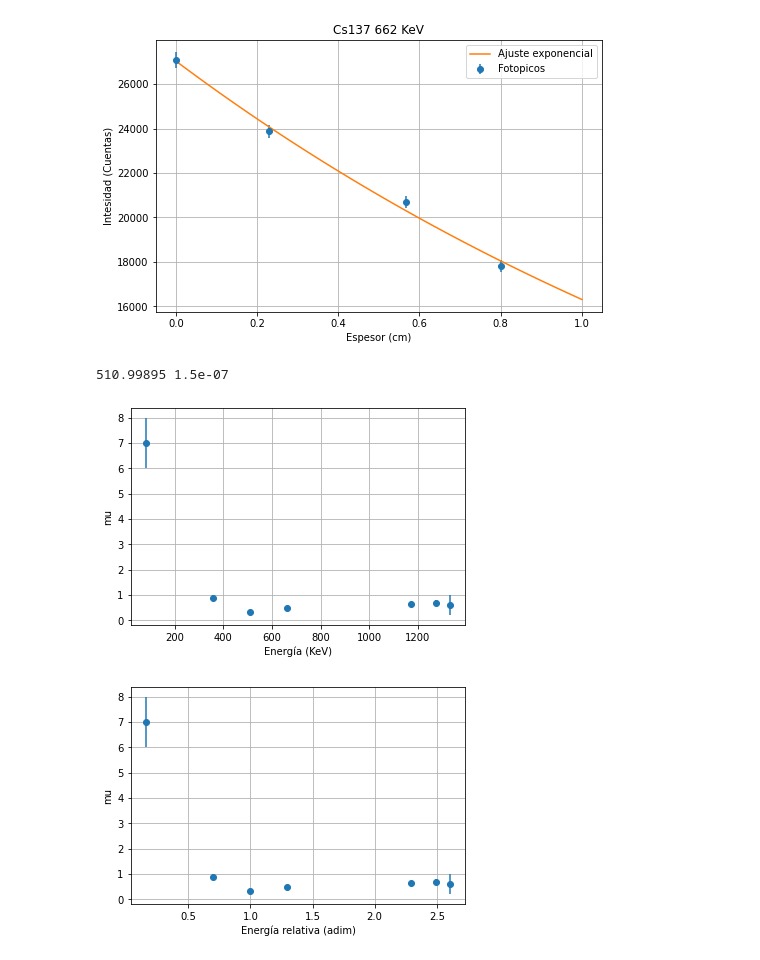
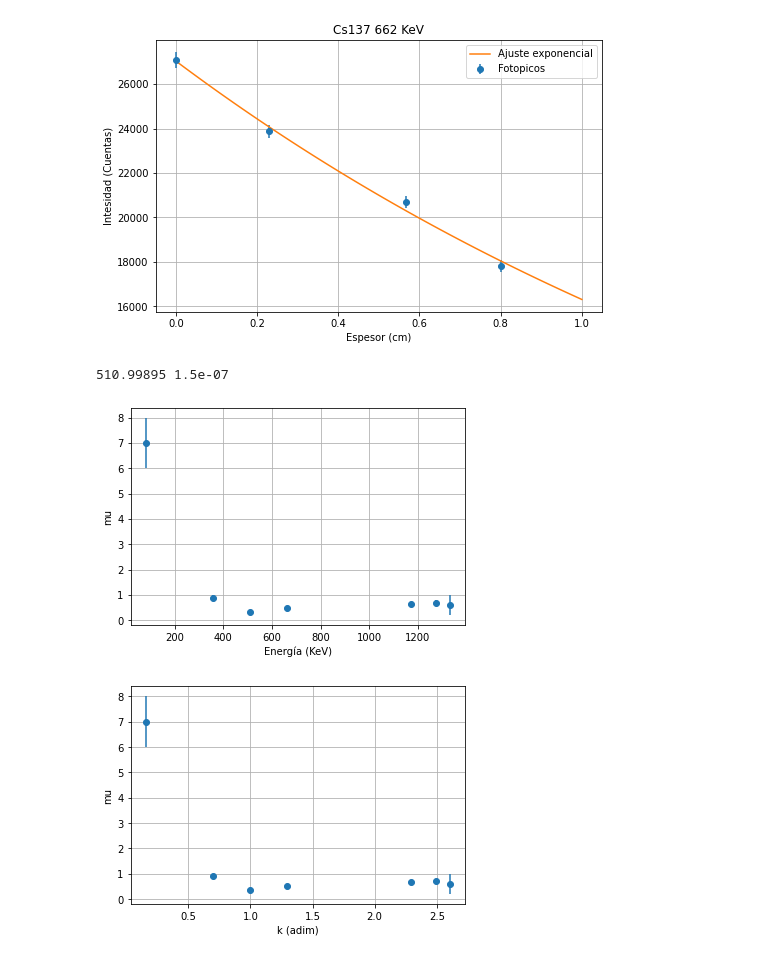
Before and after one commit to expe-cuanticos-2/Analisis_2021, a Jupyter notebook: GrupoB/01_Gamma/tp1_gamma_cui.ipynb, the cells around one changed output. Saved outputs shown, nothing was run; the diff lists cells and outputs as text; code cells hidden in the pictures.

```diff
--- a/GrupoB/01_Gamma/tp1_gamma_cui.ipynb
+++ b/GrupoB/01_Gamma/tp1_gamma_cui.ipynb
@@ -259,33 +259,33 @@ chi_dof**2:  0.8184408738990843
 [figure]
 # %%
 # valores de mu para las distintas fuentes reportados por todos los grupos
-mc2 = cte.physical_constants["electron mass energy equivalent in MeV"][0]*1000
-errmc2 = cte.physical_constants["electron mass energy equivalent in MeV"][2]*1000
+mc2 = cte.physical_constants["electron mass energy equivalent in MeV"][0]*1000  # en KeV
+errmc2 = cte.physical_constants["electron mass energy equivalent in MeV"][2]*1000   # en KeV
 print(mc2,errmc2)
 
 mus=[7,0.9,0.35,0.51,0.66,0.7,0.6]
 errmus=[1,0.1,0.03,0.03,0.05,0.1,0.4]
 en=[80.9979,356.0129,mc2,661.657,1173.228,1274.537,1332.492]
 erren=[0.0008,0.0007,errmc2,0.003,0.003,0.007,0.004]
 
 k = [e/mc2 for e in en]     # energía adimensionalizada
 errk = [erre/mc2 for erre in erren]
 
 plt.errorbar(en,mus,errmus,fmt='o')
 plt.xlabel("Energía (KeV)")
 plt.ylabel("mu")
 plt.grid()
 plt.show()
 
 plt.errorbar(k,mus,errmus,fmt='o')
-plt.xlabel("Energía relativa (adim)")
+plt.xlabel("k (adim)")
 plt.ylabel("mu")
 plt.grid()
 plt.show()
 # %% [output]
 510.99895 1.5e-07
 [figure]
-[figure, old version]
+[figure, new version]
 # %%
 # Funciones a ajustar
 
```
Also changed, not shown: parts of 9 cells of this notebook.
